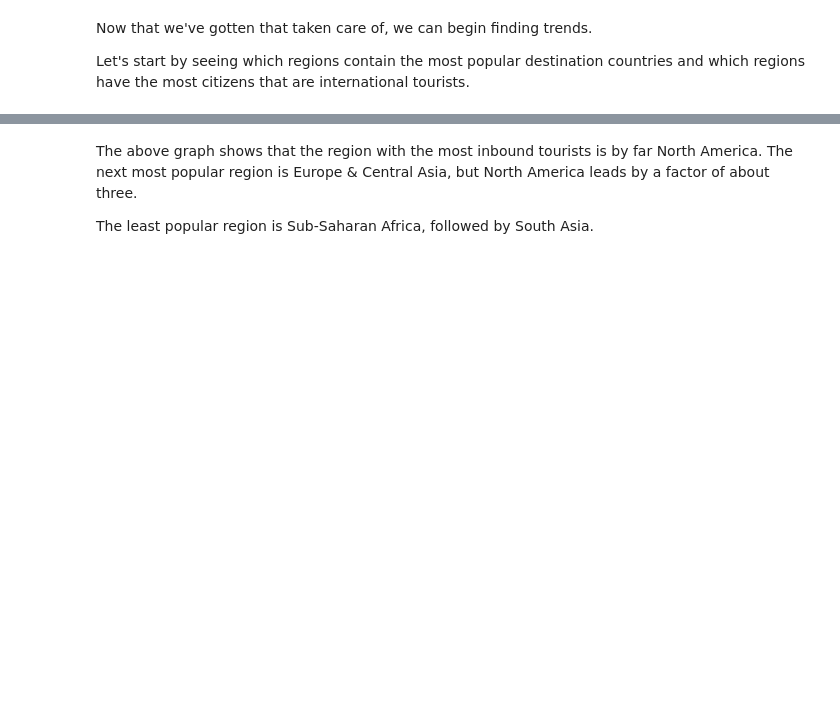
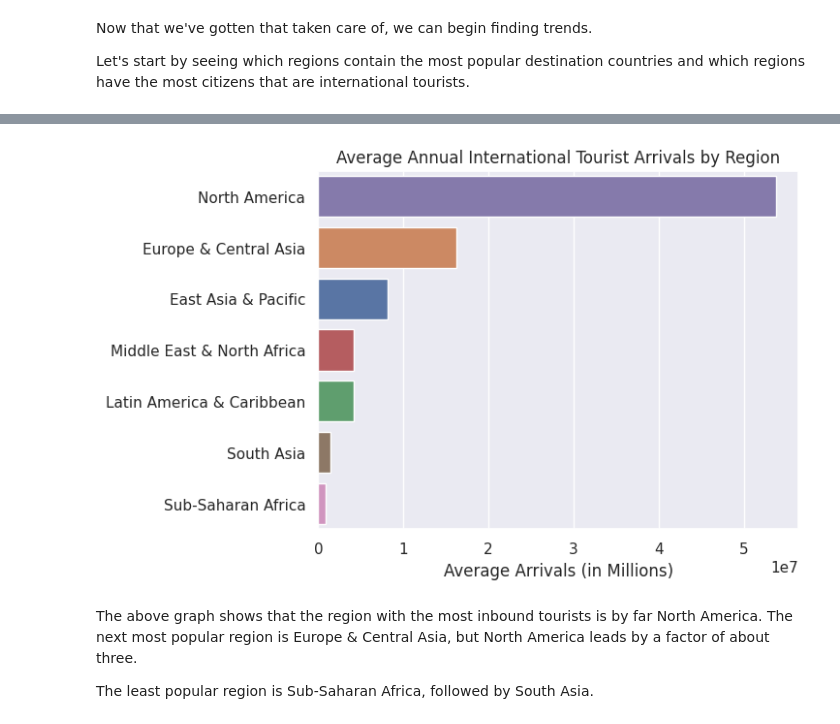
Before and after one commit to wlharr04/tourism-analysis, a Jupyter notebook: analysis.ipynb, the cells around one changed output, grey strips where cells are left out. Saved outputs shown, nothing was run; the diff lists cells and outputs as text; code cells hidden in the pictures; blank space fills up the shorter version.

Commit message:
began making connections

```diff
--- a/analysis.ipynb
+++ b/analysis.ipynb
@@ -12,5 +14,8 @@ import numpy
 import os
 import re
+# %%
+sns.set_theme(context='notebook')
+pio.renderers.default = "notebook"
 # %% [markdown]
 ## Setup
 
@@ -25,17 +55,17 @@ Let's start by seeing which regions contain the most popular destination countri
 # %%
 query = '''
     SELECT
-        c.region AS 'Region',
-        FLOOR(AVG(a.arrivals)) AS 'Average_Yearly_Arrivals',
-        FLOOR(AVG(d.departures)) AS 'Average_Yearly_Departures'
+        c.region AS 'region',
+        AVG(a.arrivals) AS 'avg_arrivals',
+        AVG(d.departures) AS 'avg_departures'
     FROM arrivals a
     JOIN country c ON c.country_code = a.country_code
-    JOIN departures d ON d.country_code = a.country_code
+    JOIN departures d ON d.country_code = a.country_code AND d.year = a.year
     GROUP BY c.region;
     '''
 
-df_regions = pd.read_sql(query, connection)
+df_region_avgs = pd.read_sql(query, connection)
 
-df_regions = df_regions.astype({'Average_Yearly_Arrivals': 'int', 'Average_Yearly_Departures': 'int'})
+df_region_avgs = df_region_avgs.astype({'avg_arrivals': 'int', 'avg_departures': 'int'})
 
-df_regions
+df_region_avgs
@@ -42,8 +81,10 @@ df_regions
 # %%
-region_arrivals = sns.barplot(data=df_regions, y='Region', x='Average_Yearly_Arrivals', hue='Region')
+region_arrivals = sns.barplot(data=df_region_avgs, y='region', x='avg_arrivals', hue='region', order=df_region_avgs.sort_values('avg_arrivals', ascending=False).region)
 region_arrivals.set(title='Average Annual International Tourist Arrivals by Region', xlabel='Average Arrivals (in Millions)', ylabel='')
 
 plt.show()
+# %% [output]
+[figure, added]
 # %% [markdown]
 The above graph shows that the region with the most inbound tourists is by far North America. The next most popular region is Europe & Central Asia, but North America leads by a factor of about three.
 
```
Also changed, not shown: parts of 9 cells of this notebook, 4 other files.
